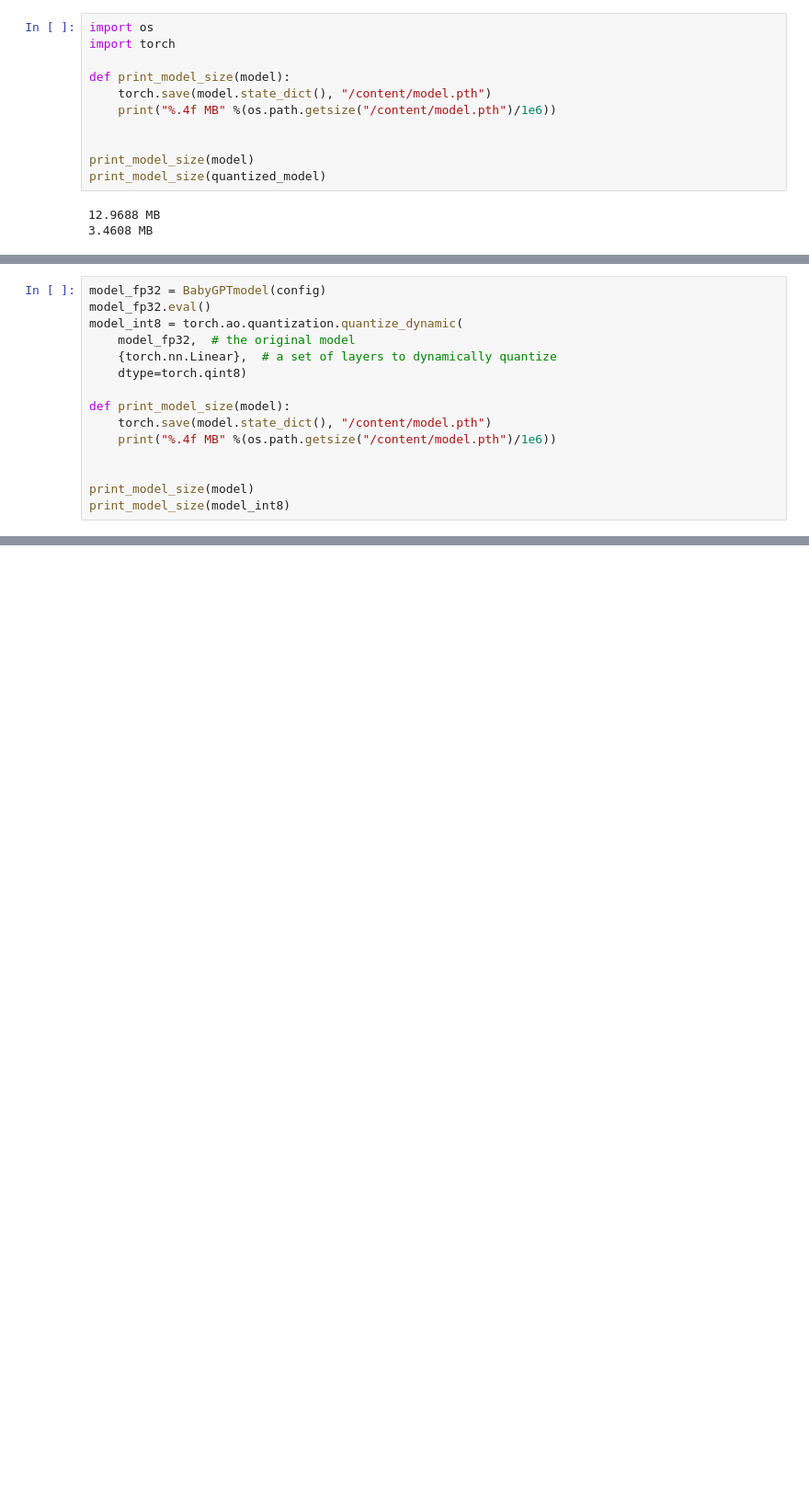
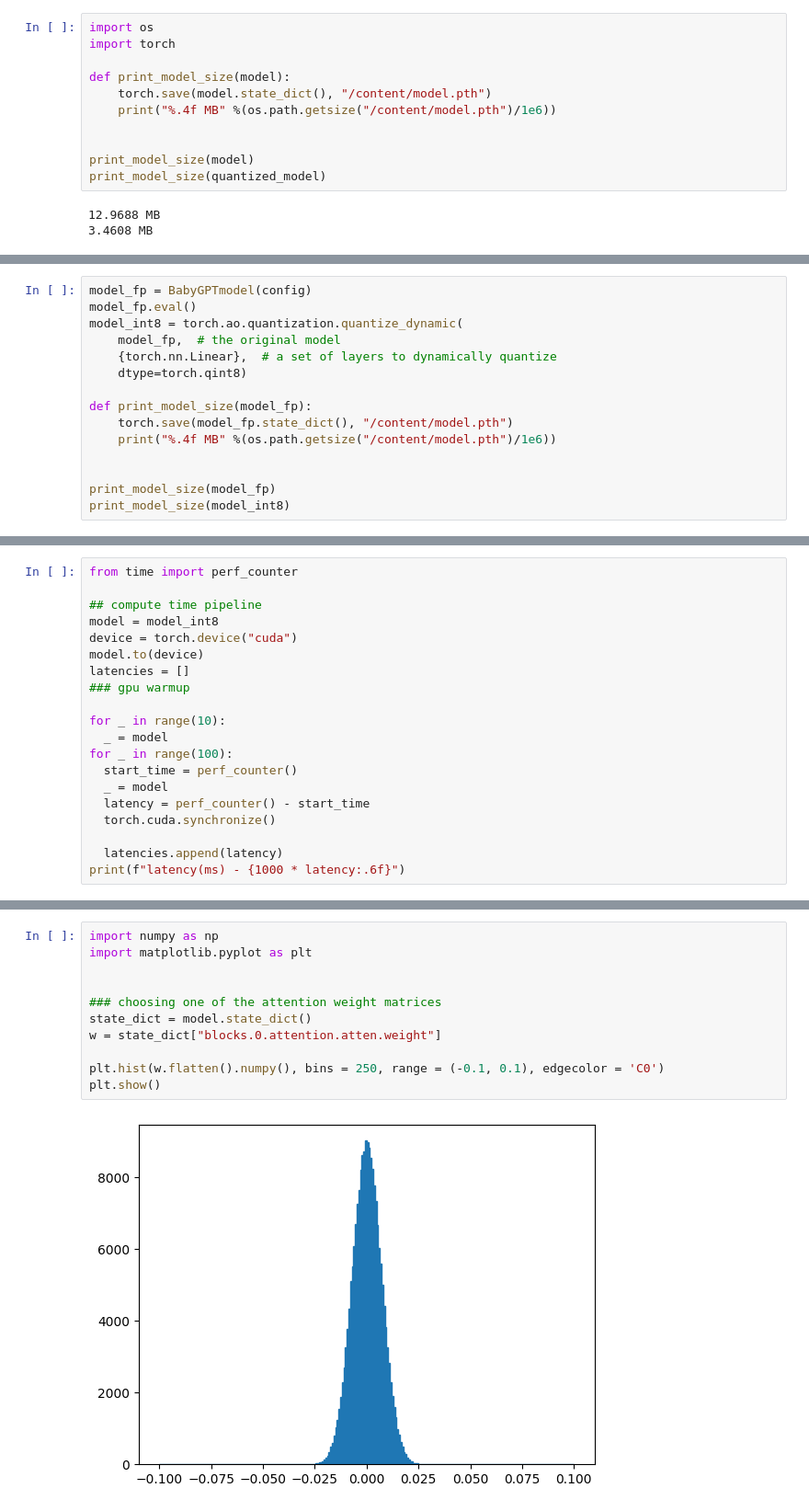
Before and after one commit to soumyadip1995/BabyGPT, a Jupyter notebook: quant/Quantization.ipynb, the cells around one changed output, grey strips where cells are left out. Shown: that part at 92% size. Saved outputs shown, nothing was run; the diff lists cells and outputs as text; blank space fills up the shorter version.

```diff
--- a/quant/Quantization.ipynb
+++ b/quant/Quantization.ipynb
@@ -349,17 +371,17 @@ print_model_size(quantized_model)
 # %%
-model_fp32 = BabyGPTmodel(config)
-model_fp32.eval()
+model_fp = BabyGPTmodel(config)
+model_fp.eval()
 model_int8 = torch.ao.quantization.quantize_dynamic(
-    model_fp32,  # the original model
+    model_fp,  # the original model
     {torch.nn.Linear},  # a set of layers to dynamically quantize
     dtype=torch.qint8)
 
-def print_model_size(model):
-    torch.save(model.state_dict(), "/content/model.pth")
+def print_model_size(model_fp):
+    torch.save(model_fp.state_dict(), "/content/model.pth")
     print("%.4f MB" %(os.path.getsize("/content/model.pth")/1e6))
 
 
-print_model_size(model)
+print_model_size(model_fp)
 print_model_size(model_int8)
 # %% [output]
 number of parameters: 3222637
@@ -374,0 +587,20 @@ c
+# %%
+from time import perf_counter
+
+## compute time pipeline
+model = model_int8
+device = torch.device("cuda")
+model.to(device)
+latencies = []
+### gpu warmup
+
+for _ in range(10):
+  _ = model
+for _ in range(100):
+  start_time = perf_counter()
+  _ = model
+  latency = perf_counter() - start_time
+  torch.cuda.synchronize()
+
+  latencies.append(latency)
+print(f"latency(ms) - {1000 * latency:.6f}")
@@ -374,0 +609,13 @@ c
+# %%
+import numpy as np
+import matplotlib.pyplot as plt
+
+
+### choosing one of the attention weight matrices
+state_dict = model.state_dict()
+w = state_dict["blocks.0.attention.atten.weight"]
+
+plt.hist(w.flatten().numpy(), bins = 250, range = (-0.1, 0.1), edgecolor = 'C0')
+plt.show()
+# %% [output]
+[figure, added]
```
Also changed, not shown: parts of 23 cells of this notebook.
